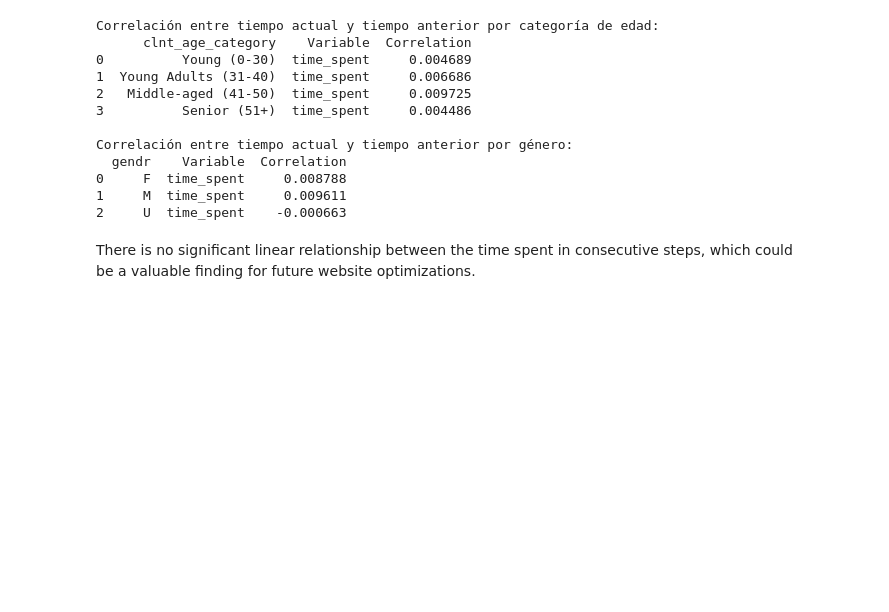
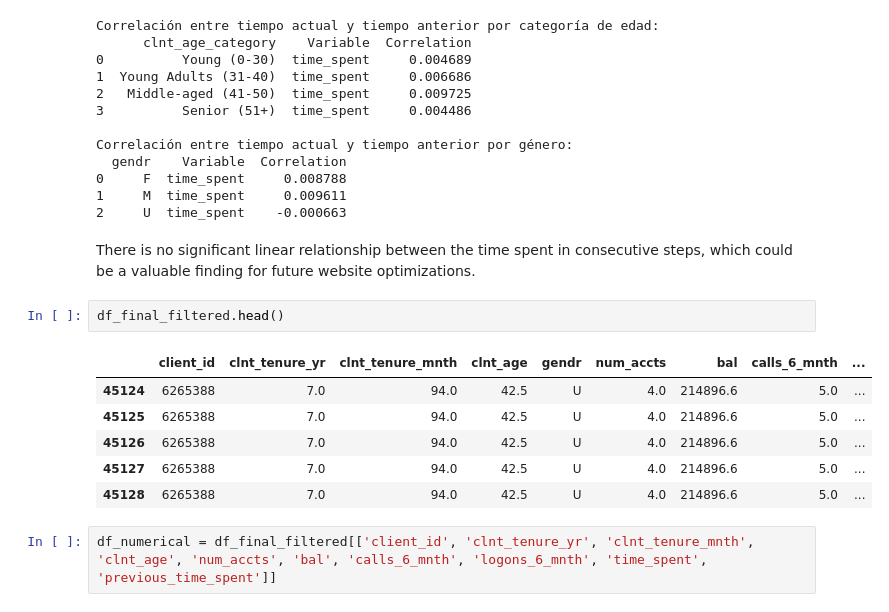
Before and after one commit to beatranche/Project-2, a Jupyter notebook: main.ipynb, the cells around one changed output. Drawn from its saved outputs; the diff is of its cells as text; blank space fills up the shorter version.

```diff
--- a/main.ipynb
+++ b/main.ipynb
@@ -767,3 +767,14 @@ Correlación entre tiempo actual y tiempo anterior por género:
 2     U  time_spent    -0.000663
 # %% [markdown]
 There is no significant linear relationship between the time spent in consecutive steps, which could be a valuable finding for future website optimizations.
+# %%
+df_final_filtered.head()
+# %% [output]
+|  | client_id | clnt_tenure_yr | clnt_tenure_mnth | clnt_age | gendr | num_accts | bal | calls_6_mnth | ... |
+| 45124 | 6265388 | 7.0 | 94.0 | 42.5 | U | 4.0 | 214896.6 | 5.0 | ... |
+| 45125 | 6265388 | 7.0 | 94.0 | 42.5 | U | 4.0 | 214896.6 | 5.0 | ... |
+| 45126 | 6265388 | 7.0 | 94.0 | 42.5 | U | 4.0 | 214896.6 | 5.0 | ... |
+| 45127 | 6265388 | 7.0 | 94.0 | 42.5 | U | 4.0 | 214896.6 | 5.0 | ... |
+| 45128 | 6265388 | 7.0 | 94.0 | 42.5 | U | 4.0 | 214896.6 | 5.0 | ... |
+# %%
+df_numerical = df_final_filtered[['client_id', 'clnt_tenure_yr', 'clnt_tenure_mnth', 'clnt_age', 'num_accts', 'bal', 'calls_6_mnth', 'logons_6_mnth', 'time_spent', 'previous_time_spent']]
```
Also changed, not shown: parts of 3 cells of this notebook.
